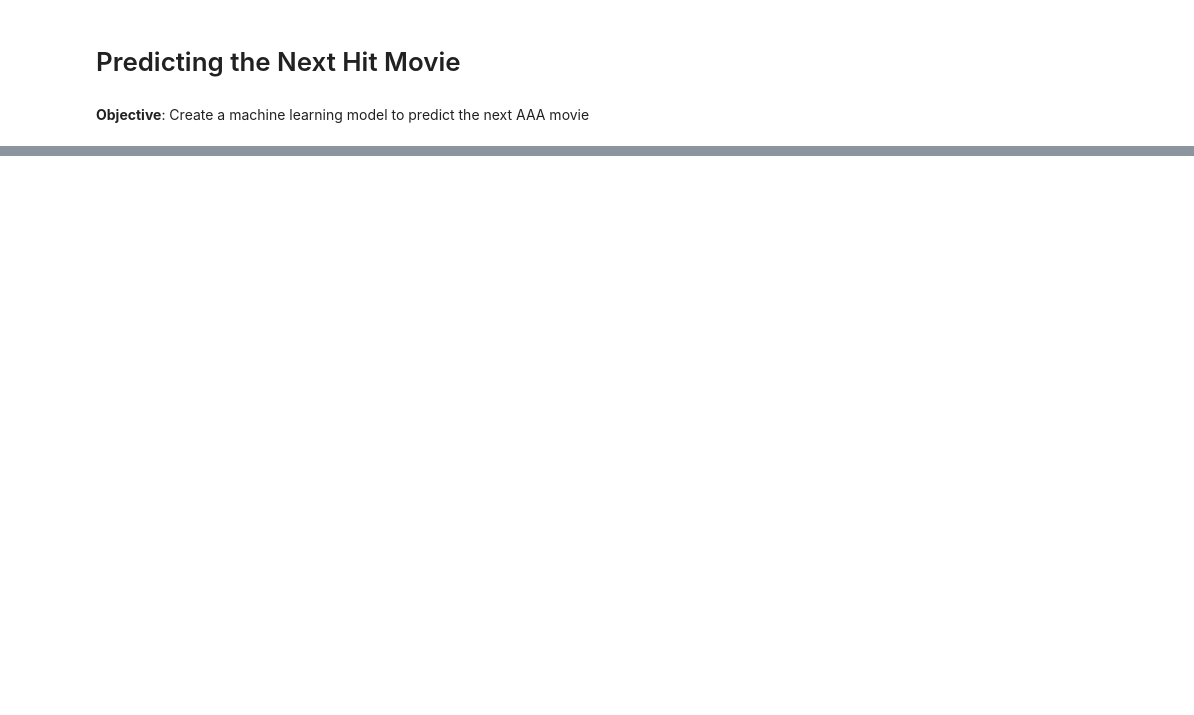
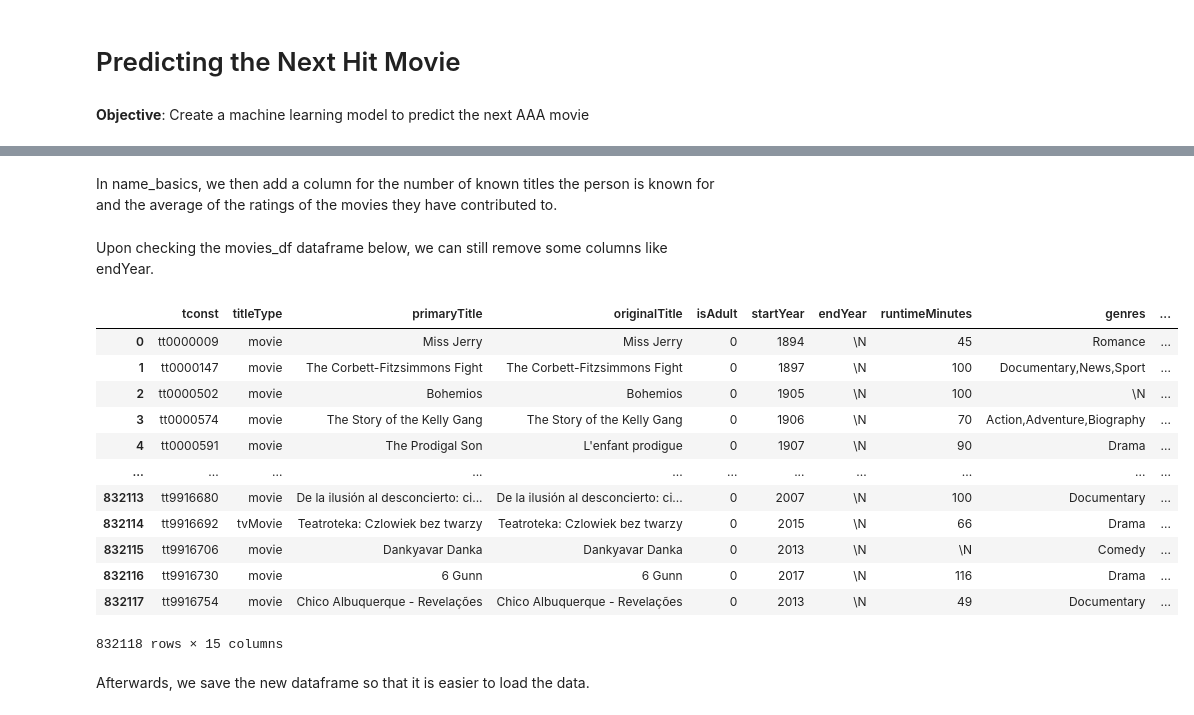
Before and after one commit to ayishamiara/Predicting-the-Next-Hit-Movie, a Jupyter notebook: main.ipynb, the cells around one changed output, grey strips where cells are left out. Drawn from its saved outputs; the diff is of its cells as text; code cells hidden in the pictures; blank space fills up the shorter version.

```diff
--- a/main.ipynb
+++ b/main.ipynb
@@ -31,0 +104,2 @@ title_ratings = pd.read_csv(files['title_ratings'], sep='\t')
+# %%
+movies_df = title_basics[(title_basics['titleType'] == 'movie') | (title_basics['titleType'] == 'tvMovie')]
@@ -31,0 +108,12 @@ title_ratings = pd.read_csv(files['title_ratings'], sep='\t')
+# %%
+# Merge title_basics with title_ratings
+movies_df = movies_df.merge(title_ratings, on='tconst', how='left')
+# %%
+# Merge movies_df with title_crew
+movies_df = movies_df.merge(title_crew, on='tconst', how='left')
+# %%
+# Count the number of directors and writers
+movies_df['num_directors'] = movies_df['directors'].apply(lambda x: len(x.split(',')) if pd.notnull(x) else 0)
+movies_df['num_writers'] = movies_df['writers'].apply(lambda x: len(x.split(',')) if pd.notnull(x) else 0)
+# %% [markdown]
+In name_basics, we then add a column for the number of known titles the person is known for and the average of the ratings of the movies they have contributed to.
@@ -31,0 +137,18 @@ title_ratings = pd.read_csv(files['title_ratings'], sep='\t')
+# %% [markdown]
+Upon checking the movies_df dataframe below, we can still remove some columns like endYear.
+# %%
+movies_df
+# %% [output]
+|  | tconst | titleType | primaryTitle | originalTitle | isAdult | startYear | endYear | runtimeMinutes | genres | ... |
+| 0 | tt0000009 | movie | Miss Jerry | Miss Jerry | 0 | 1894 | \N | 45 | Romance | ... |
+| 1 | tt0000147 | movie | The Corbett-Fitzsimmons Fight | The Corbett-Fitzsimmons Fight | 0 | 1897 | \N | 100 | Documentary,News,Sport | ... |
+| 2 | tt0000502 | movie | Bohemios | Bohemios | 0 | 1905 | \N | 100 | \N | ... |
+| 3 | tt0000574 | movie | The Story of the Kelly Gang | The Story of the Kelly Gang | 0 | 1906 | \N | 70 | Action,Adventure,Biography | ... |
+| 4 | tt0000591 | movie | The Prodigal Son | L'enfant prodigue | 0 | 1907 | \N | 90 | Drama | ... |
+| ... | ... | ... | ... | ... | ... | ... | ... | ... | ... | ... |
+| 832113 | tt9916680 | movie | De la ilusión al desconcierto: ci... | De la ilusión al desconcierto: ci... | 0 | 2007 | \N | 100 | Documentary | ... |
+| 832114 | tt9916692 | tvMovie | Teatroteka: Czlowiek bez twarzy | Teatroteka: Czlowiek bez twarzy | 0 | 2015 | \N | 66 | Drama | ... |
+| 832115 | tt9916706 | movie | Dankyavar Danka | Dankyavar Danka | 0 | 2013 | \N | \N | Comedy | ... |
+| 832116 | tt9916730 | movie | 6 Gunn | 6 Gunn | 0 | 2017 | \N | 116 | Drama | ... |
+| 832117 | tt9916754 | movie | Chico Albuquerque - Revelações | Chico Albuquerque - Revelações | 0 | 2013 | \N | 49 | Documentary | ... |
+832118 rows × 15 columns
@@ -31,0 +157,2 @@ title_ratings = pd.read_csv(files['title_ratings'], sep='\t')
+# %% [markdown]
+Afterwards, we save the new dataframe so that it is easier to load the data.
```
Also changed, not shown: parts of 45 cells of this notebook, 2 other files.
